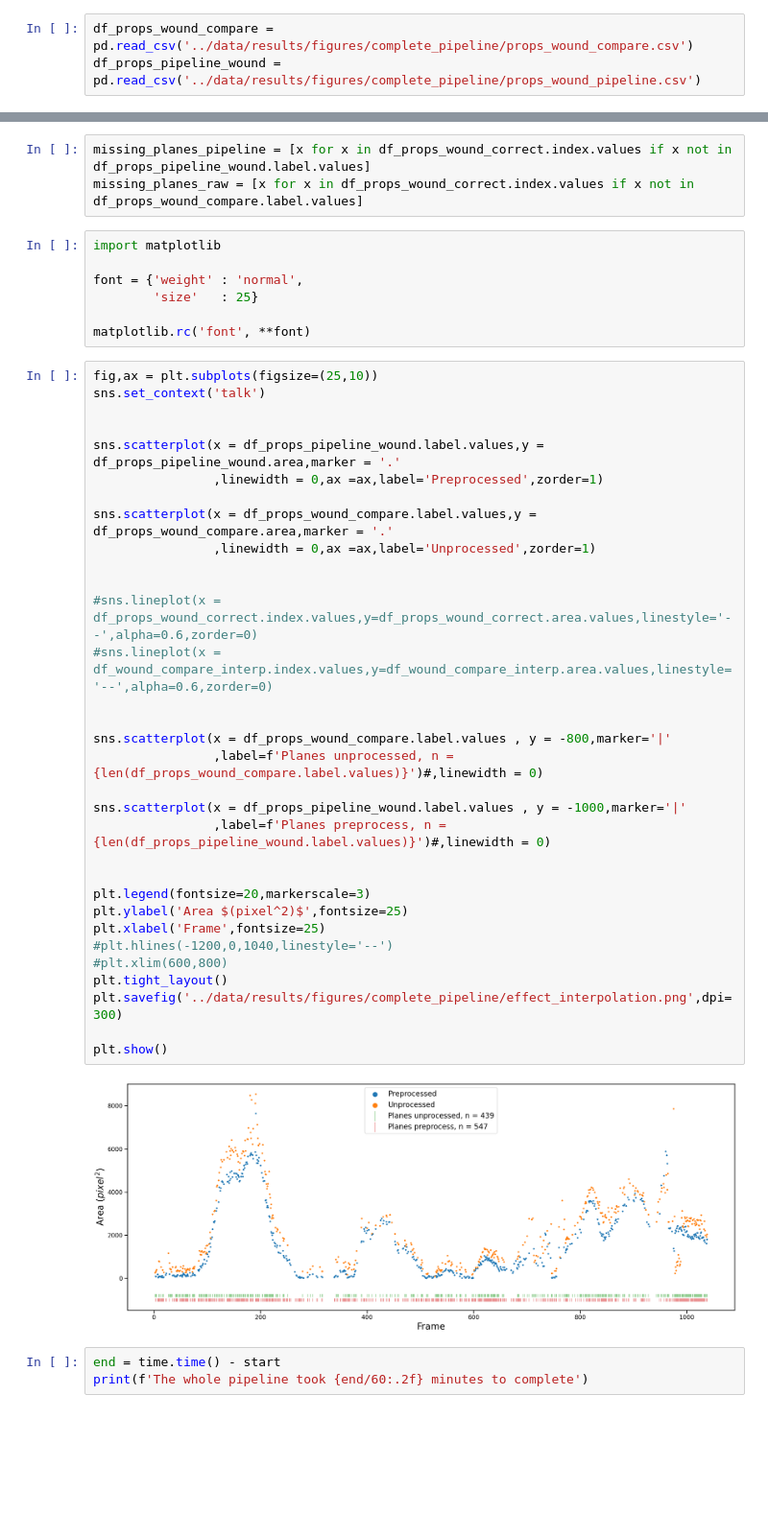
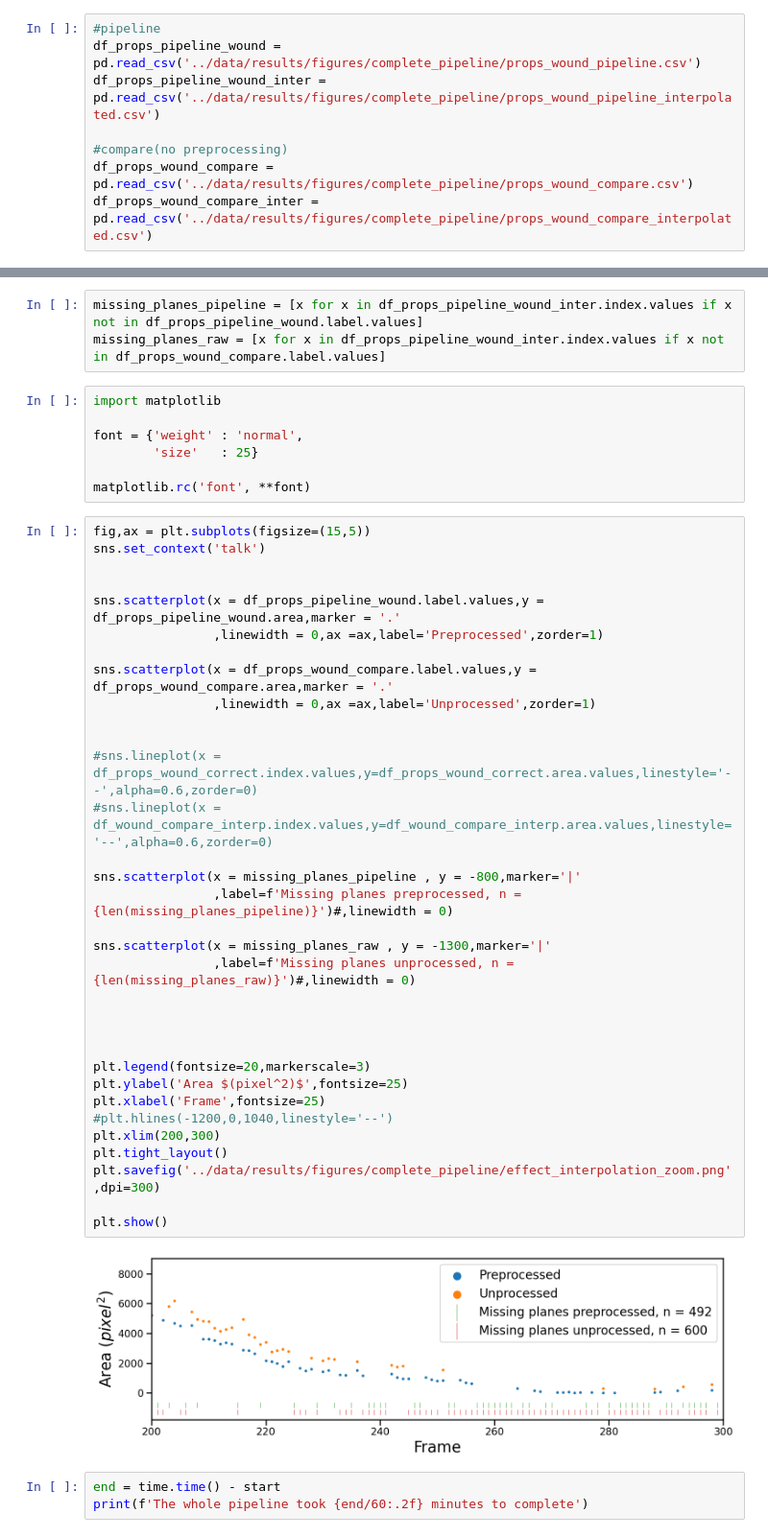
Before and after one commit to GuignardLab/placozoa_tracking, a Jupyter notebook: notebooks/pipeline_plotting.ipynb, the cells around one changed output, grey strips where cells are left out. Shown at 96% size. Saved outputs shown, nothing was run; the diff lists cells and outputs as text; blank space fills up the shorter version.

Commit message:
new plots for presentation

```diff
--- a/notebooks/pipeline_plotting.ipynb
+++ b/notebooks/pipeline_plotting.ipynb
@@ -234,5 +221,10 @@ plt.show()
 # %% [output]
 [figure]
 # %%
+#pipeline
+df_props_pipeline_wound = pd.read_csv('../data/results/figures/complete_pipeline/props_wound_pipeline.csv')
+df_props_pipeline_wound_inter = pd.read_csv('../data/results/figures/complete_pipeline/props_wound_pipeline_interpolated.csv')
+
+#compare(no preprocessing)
 df_props_wound_compare = pd.read_csv('../data/results/figures/complete_pipeline/props_wound_compare.csv')
-df_props_pipeline_wound = pd.read_csv('../data/results/figures/complete_pipeline/props_wound_pipeline.csv')
+df_props_wound_compare_inter = pd.read_csv('../data/results/figures/complete_pipeline/props_wound_compare_interpolated.csv')
@@ -347,8 +286,8 @@ from scipy.interpolate import InterpolatedUnivariateSpline
 # %%
 df_wound_compare_interp = interpolate_wound(df_props_wound_compare,df_props_wound_correct,19)[0]
 # %%
-missing_planes_pipeline = [x for x in df_props_wound_correct.index.values if x not in df_props_pipeline_wound.label.values]
-missing_planes_raw = [x for x in df_props_wound_correct.index.values if x not in df_props_wound_compare.label.values]
+missing_planes_pipeline = [x for x in df_props_pipeline_wound_inter.index.values if x not in df_props_pipeline_wound.label.values]
+missing_planes_raw = [x for x in df_props_pipeline_wound_inter.index.values if x not in df_props_wound_compare.label.values]
 # %%
 import matplotlib
 
@@ -357,39 +296,40 @@ font = {'weight' : 'normal',
 
 matplotlib.rc('font', **font)
 # %%
-fig,ax = plt.subplots(figsize=(25,10))
+fig,ax = plt.subplots(figsize=(15,5))
 sns.set_context('talk')
 
 
 sns.scatterplot(x = df_props_pipeline_wound.label.values,y = df_props_pipeline_wound.area,marker = '.'
                 ,linewidth = 0,ax =ax,label='Preprocessed',zorder=1)
 
 sns.scatterplot(x = df_props_wound_compare.label.values,y = df_props_wound_compare.area,marker = '.'
                 ,linewidth = 0,ax =ax,label='Unprocessed',zorder=1)
 
 
 #sns.lineplot(x = df_props_wound_correct.index.values,y=df_props_wound_correct.area.values,linestyle='--',alpha=0.6,zorder=0)
 #sns.lineplot(x = df_wound_compare_interp.index.values,y=df_wound_compare_interp.area.values,linestyle='--',alpha=0.6,zorder=0)
 
+sns.scatterplot(x = missing_planes_pipeline , y = -800,marker='|'
+                ,label=f'Missing planes preprocessed, n = {len(missing_planes_pipeline)}')#,linewidth = 0)
 
-sns.scatterplot(x = df_props_wound_compare.label.values , y = -800,marker='|'
-                ,label=f'Planes unprocessed, n = {len(df_props_wound_compare.label.values)}')#,linewidth = 0)
+sns.scatterplot(x = missing_planes_raw , y = -1300,marker='|'
+                ,label=f'Missing planes unprocessed, n = {len(missing_planes_raw)}')#,linewidth = 0)
 
-sns.scatterplot(x = df_props_pipeline_wound.label.values , y = -1000,marker='|'
-                ,label=f'Planes preprocess, n = {len(df_props_pipeline_wound.label.values)}')#,linewidth = 0)
+
 
 
 plt.legend(fontsize=20,markerscale=3)
 plt.ylabel('Area $(pixel^2)$',fontsize=25)
 plt.xlabel('Frame',fontsize=25)
 #plt.hlines(-1200,0,1040,linestyle='--')
-#plt.xlim(600,800)
+plt.xlim(200,300)
 plt.tight_layout()
-plt.savefig('../data/results/figures/complete_pipeline/effect_interpolation.png',dpi=300)
+plt.savefig('../data/results/figures/complete_pipeline/effect_interpolation_zoom.png',dpi=300)
 
 plt.show()
 # %% [output]
-[figure, old version]
+[figure, new version]
 # %%
 end = time.time() - start
 print(f'The whole pipeline took {end/60:.2f} minutes to complete')
```
Also changed, not shown: parts of 9 cells of this notebook.
